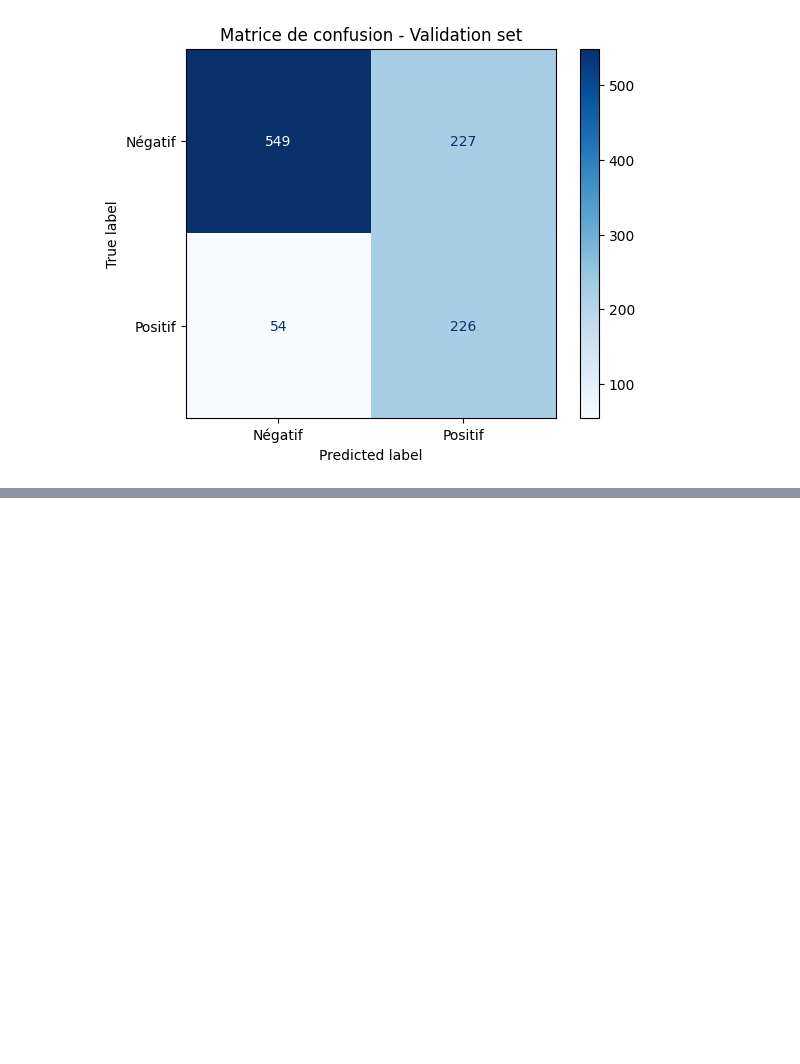
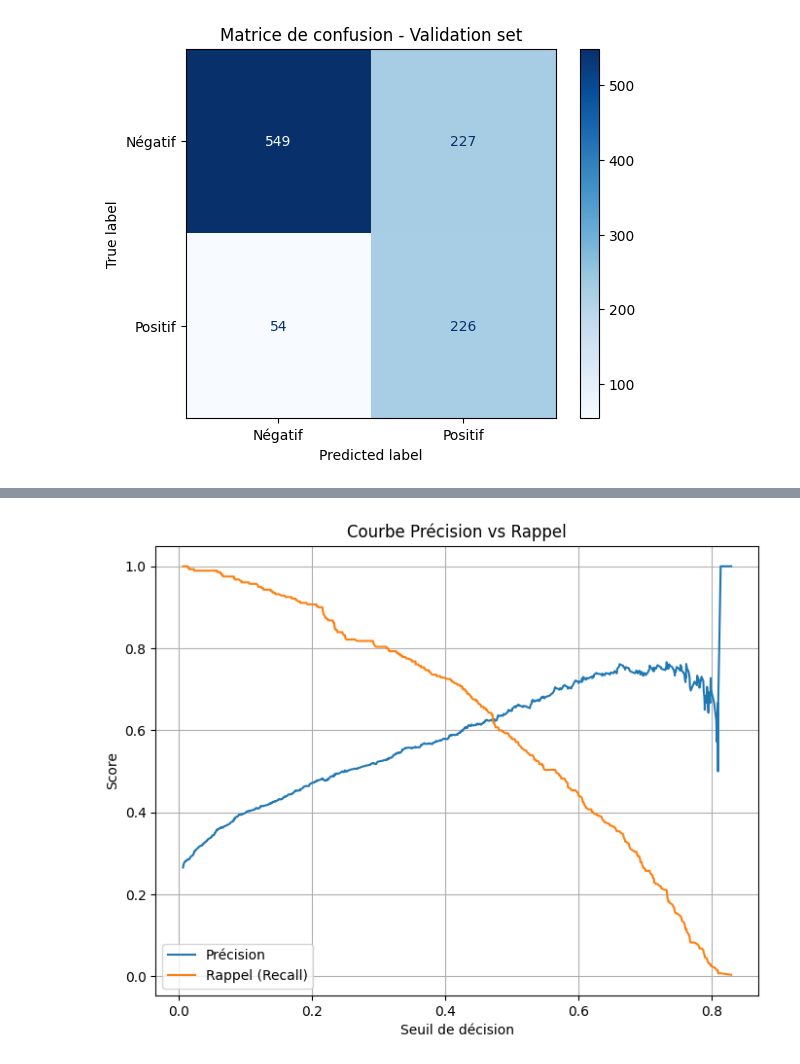
Before and after one commit to DorotheeCatry/DeepLearning-Project, a Jupyter notebook: notebooks/2_model_nn.ipynb, the cells around one changed output, grey strips where cells are left out. Drawn from its saved outputs; the diff is of its cells as text; code cells hidden in the pictures; blank space fills up the shorter version.

```diff
--- a/notebooks/2_model_nn.ipynb
+++ b/notebooks/2_model_nn.ipynb
@@ -1224,0 +1261,16 @@ for key, value in study.best_trial.params.items():
+# %%
+from sklearn.metrics import precision_recall_curve
+
+precision, recall, thresholds = precision_recall_curve(y_val_final, y_val_proba)
+
+plt.figure(figsize=(8, 6))
+plt.plot(thresholds, precision[:-1], label="Précision")
+plt.plot(thresholds, recall[:-1], label="Rappel (Recall)")
+plt.xlabel("Seuil de décision")
+plt.ylabel("Score")
+plt.title("Courbe Précision vs Rappel")
+plt.legend()
+plt.grid()
+plt.show()
+# %% [output]
+[figure, added]
```
Also changed, not shown: parts of 11 cells of this notebook, 1 other file.
